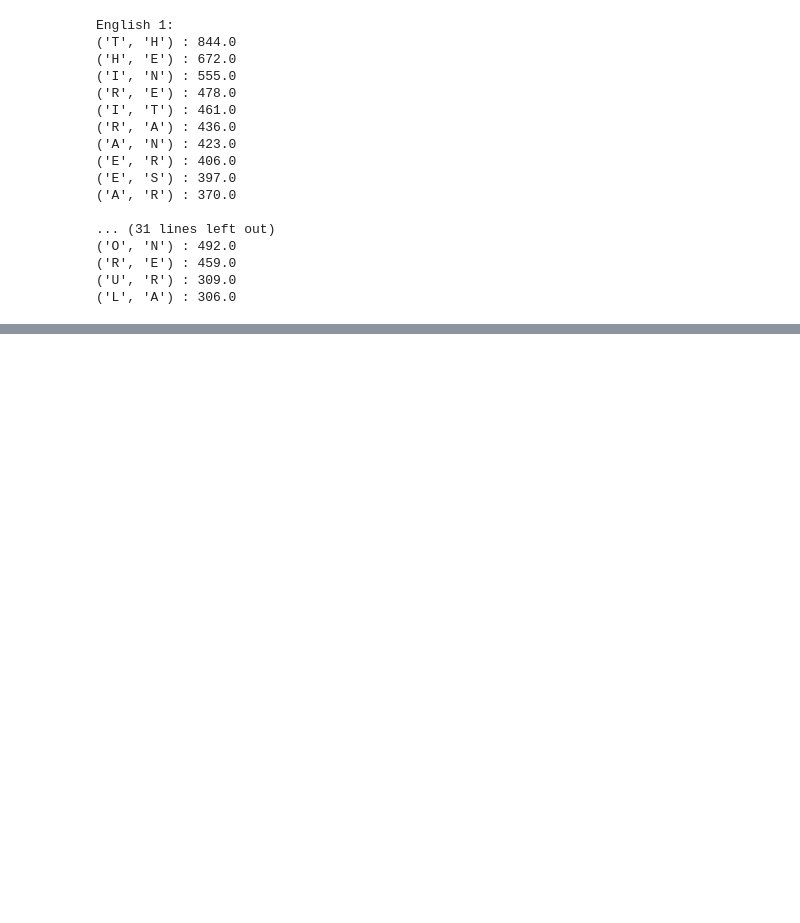
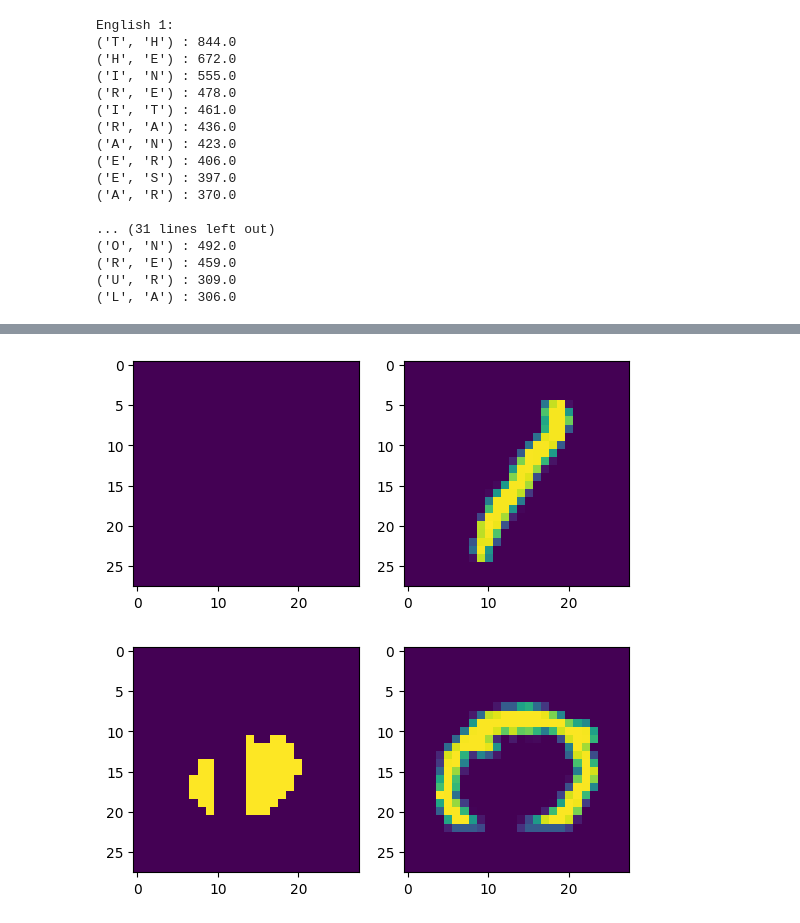
Before and after one commit to IconOfDreamers99/IIITH-AIML, a Jupyter notebook: My_notebook_of_Extracting_features_from_data_.ipynb, the cells around one changed output, grey strips where cells are left out. Saved outputs shown, nothing was run; the diff lists cells and outputs as text; code cells hidden in the pictures; blank space fills up the shorter version.

```diff
--- a/My_notebook_of_Extracting_features_from_data_.ipynb
+++ b/My_notebook_of_Extracting_features_from_data_.ipynb
@@ -198,0 +231,27 @@ English 1:
+# %%
+def cumArray(img):
+  img2 = img.copy()
+  for ii in range(1, img2.shape[1]):
+    img2[ii,:] = img2[ii,:] + img2[ii-1,:]  # for every roe, add up all the rows above it.
+  img2 = img2>0
+  return img2
+
+def getHolePixels(img):
+  im1 = cumArray(img)
+  im2 = np.rot90(cumArray(np.rot90(img)), 3) # rotate and cumulate it again for different direction
+  im3 = np.rot90(cumArray(np.rot90(img, 2)), 2)
+  im4 = np.rot90(cumArray(np.rot90(img, 3)), 1)
+  hull = im1 & im2 & im3 & im4 # this will create a binary image with all the hols filled in.
+  hole = hull & ~ (img>0) # remove the original digits to leave behind the holes
+  return hole
+# %%
+imgs = [no1[456,:,:], no0[456,:,:]]
+for img in imgs:
+  plt.subplot(1,2,1)
+  plt.imshow(getHolePixels(img))
+  plt.subplot(1,2,2)
+  plt.imshow(img)
+  plt.show(m)
+# %% [output]
+[figure, added]
+[figure, added]
```
Also changed, not shown: parts of 17 cells of this notebook.
